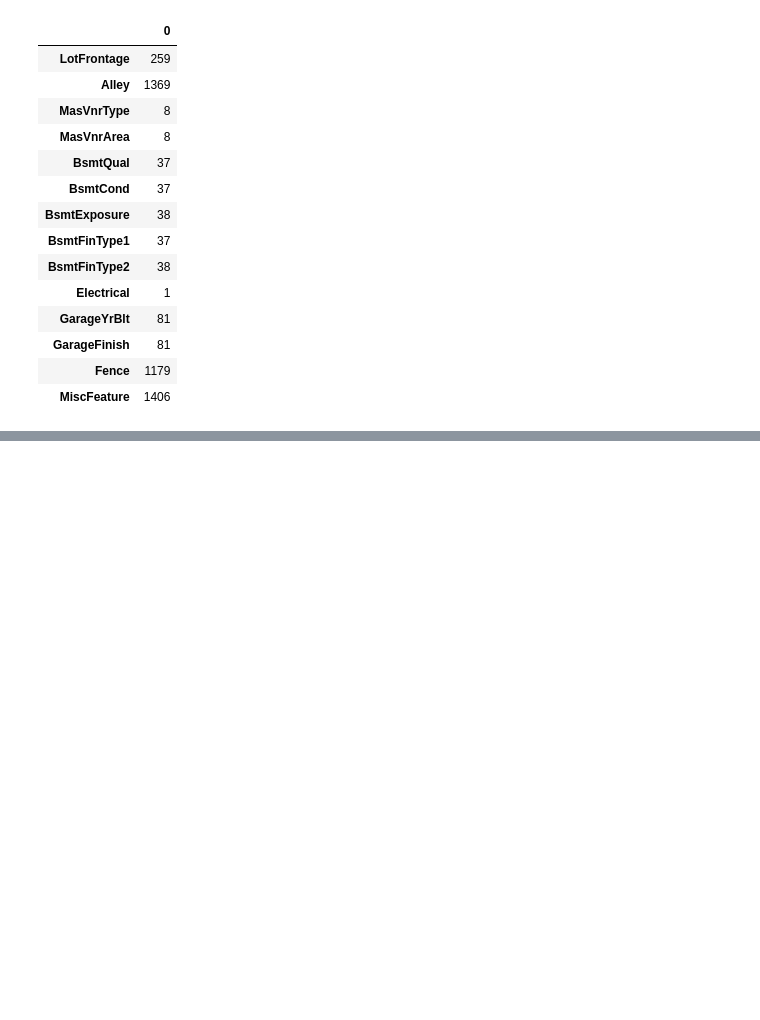
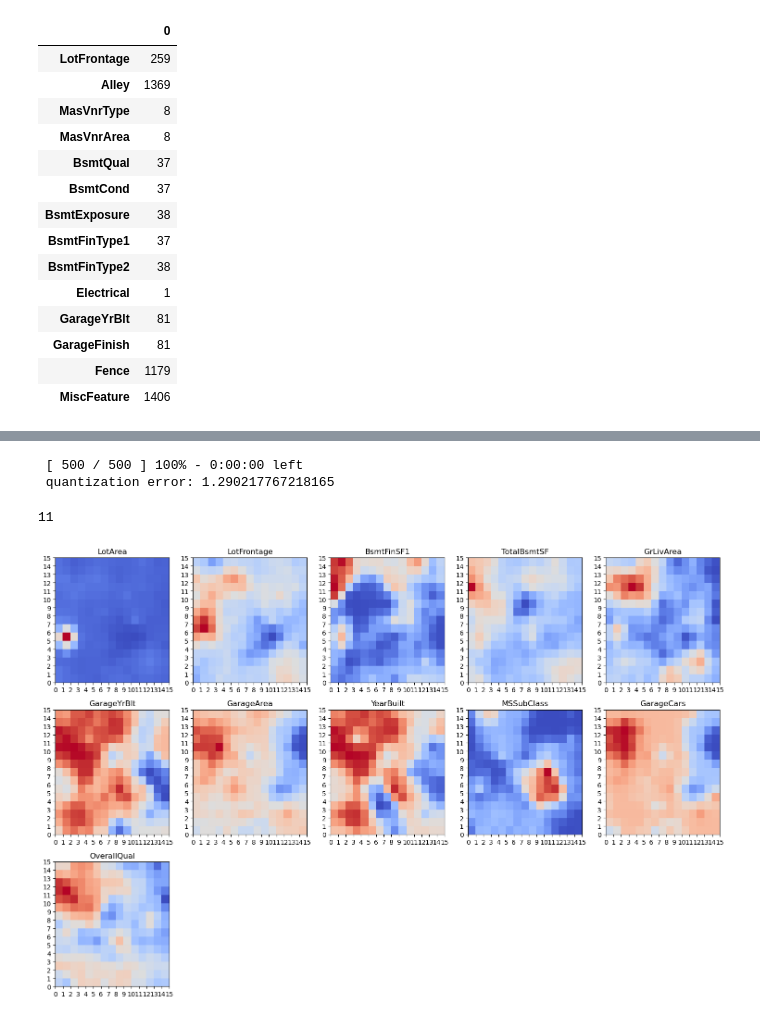
Before and after one commit to alessandro-rubin/house-prices, a Jupyter notebook: house-prices-exploration.ipynb, the cells around one changed output, grey strips where cells are left out. Cells and saved outputs as stored; diff of their text form; code cells hidden in the pictures; blank space fills up the shorter version.

```diff
--- a/house-prices-exploration.ipynb
+++ b/house-prices-exploration.ipynb
@@ -157,0 +215,4 @@ count[count[0]!=0]
+# %%
+pipe,prep=pipeline_builder(int_num_f,[],[],[])
+# %%
+result=prep.fit_transform(train.drop([523,1298]))
@@ -157,0 +221,10 @@ count[count[0]!=0]
+# %%
+som_shape=(15,15)
+
+som = MiniSom(som_shape[0], som_shape[1], result.shape[1], sigma=1.5, learning_rate=.7, activation_distance='euclidean',
+              topology='rectangular', neighborhood_function='gaussian', random_seed=10)
+
+som.train_batch(result, 500, verbose=True)
+# %% [output]
+ [ 500 / 500 ] 100% - 0:00:00 left
+ quantization error: 1.290217767218165
@@ -157,0 +240,31 @@ count[count[0]!=0]
+# %%
+import plotly.graph_objects as go
+
+win_map = som.win_map(result)
+size=som.distance_map().shape[0]
+qualities=np.empty((size,size))
+qualities[:]=np.NaN
+for position, values in win_map.items():
+    qualities[position[0], position[1]] = np.mean(abs(values-som.get_weights()[position[0], position[1]]))
+
+layout = go.Layout(title='quality plot')
+fig = go.Figure(layout=layout)
+fig.add_trace(go.Heatmap(z=qualities, colorscale='Viridis'))
+fig.show()
+# %%
+len(int_num_f)
+# %% [output]
+11
+# %%
+W = som.get_weights()
+plt.figure(figsize=(15, 10))
+for i, f in enumerate(int_num_f):
+    plt.subplot(3,5, i+1)
+    plt.title(f)
+    plt.pcolor(W[:,:,i].T, cmap='coolwarm')
+    plt.xticks(np.arange(size+1))
+    plt.yticks(np.arange(size+1))
+plt.tight_layout()
+plt.show()
+# %% [output]
+[figure, added]
```
Also changed, not shown: parts of 18 cells of this notebook, 1 other file.
